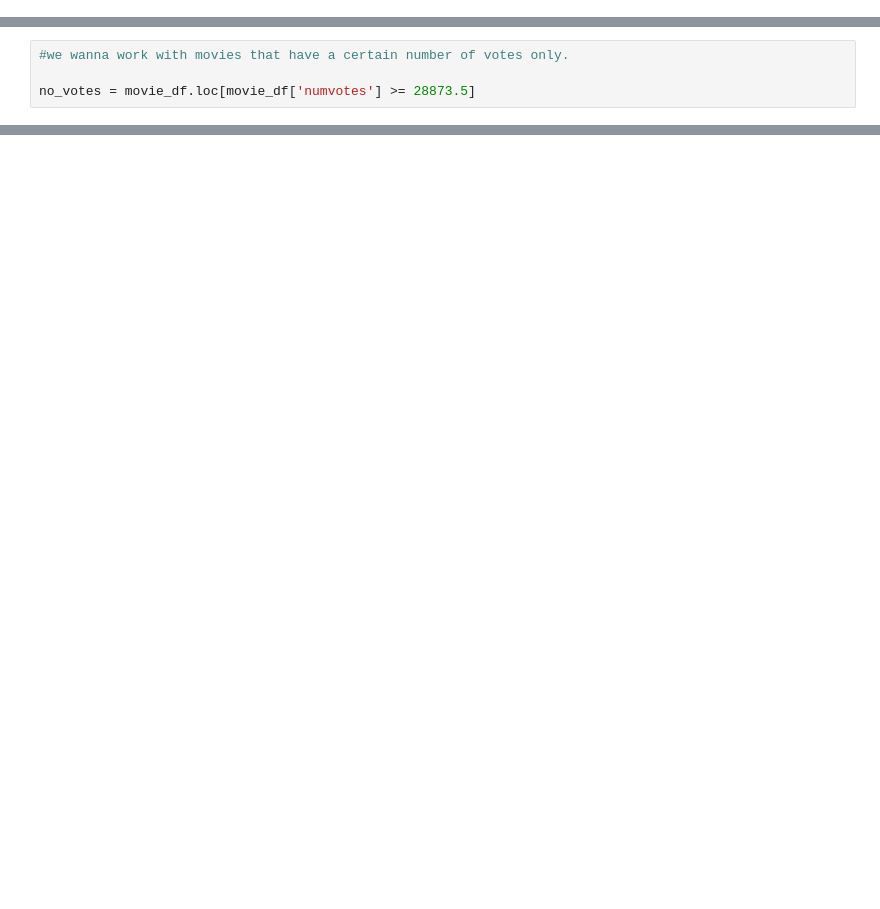
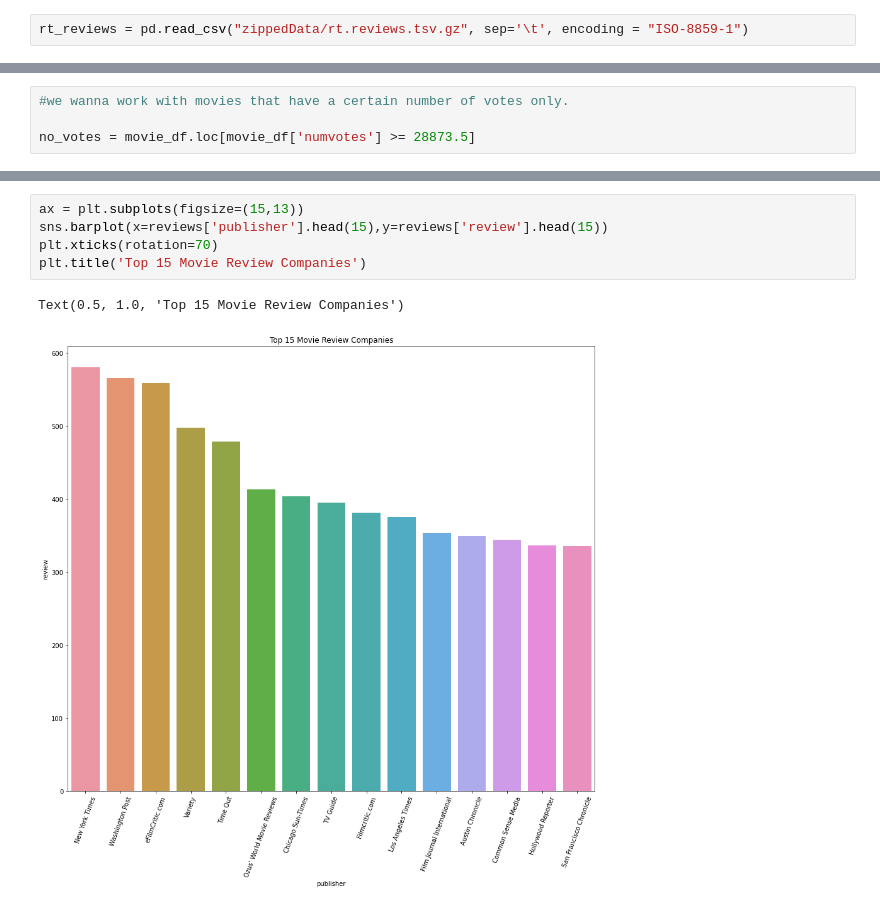
Before and after one commit to jalen253/Movie_Studio_Reccomendation_Pt_2, a Jupyter notebook: MovieTimeInformation/Phase_1_Movie_Time Information.ipynb, the cells around one changed output, grey strips where cells are left out. Cells and saved outputs as stored; diff of their text form; blank space fills up the shorter version.

```diff
--- a/MovieTimeInformation/Phase_1_Movie_Time Information.ipynb
+++ b/MovieTimeInformation/Phase_1_Movie_Time Information.ipynb
@@ -168,3 +177,5 @@ imdb_title_ratings
 | 73854 | tt9914942 | La vida sense la Sara Amat | La vida sense la Sara Amat | 2019 | NaN | NaN | 6.6 | 5 |
 | 73855 | tt9916160 | Drømmeland | Drømmeland | 2019 | 72.0 | Documentary | 6.5 | 11 |
 73856 rows × 8 columns
+# %%
+rt_reviews = pd.read_csv("zippedData/rt.reviews.tsv.gz", sep='\t', encoding = "ISO-8859-1")
@@ -474,0 +382,8 @@ directed_by
+# %%
+ax = plt.subplots(figsize=(15,13))
+sns.barplot(x=reviews['publisher'].head(15),y=reviews['review'].head(15))
+plt.xticks(rotation=70)
+plt.title('Top 15 Movie Review Companies')
+# %% [output]
+Text(0.5, 1.0, 'Top 15 Movie Review Companies')
+[figure, added]
```
Also changed, not shown: parts of 31 cells of this notebook, 1 other file.
